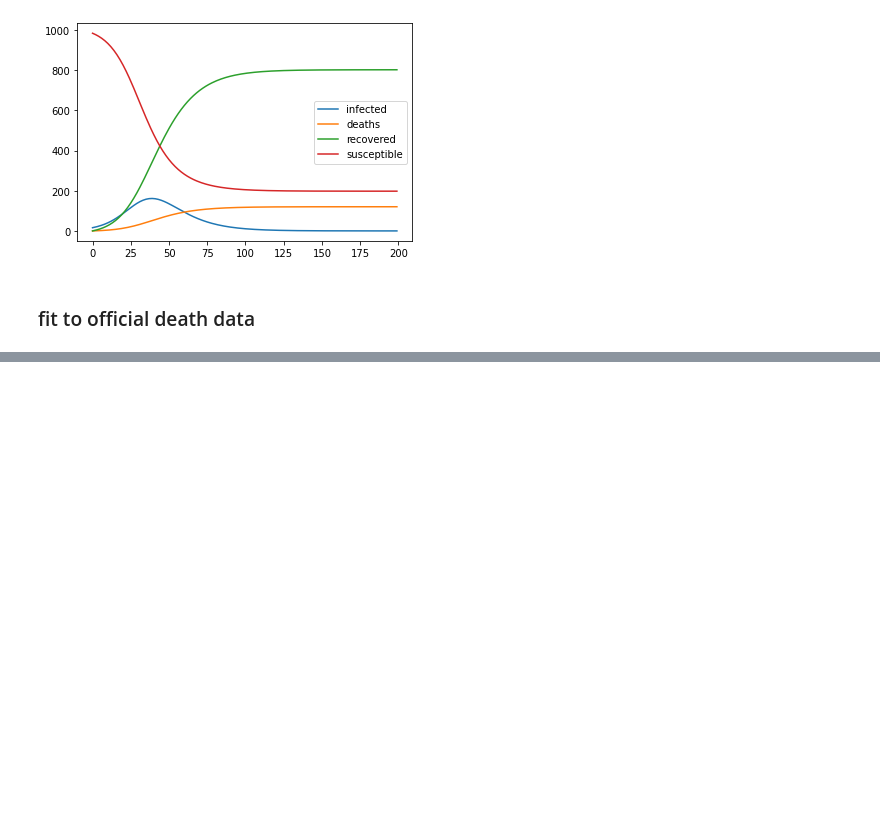
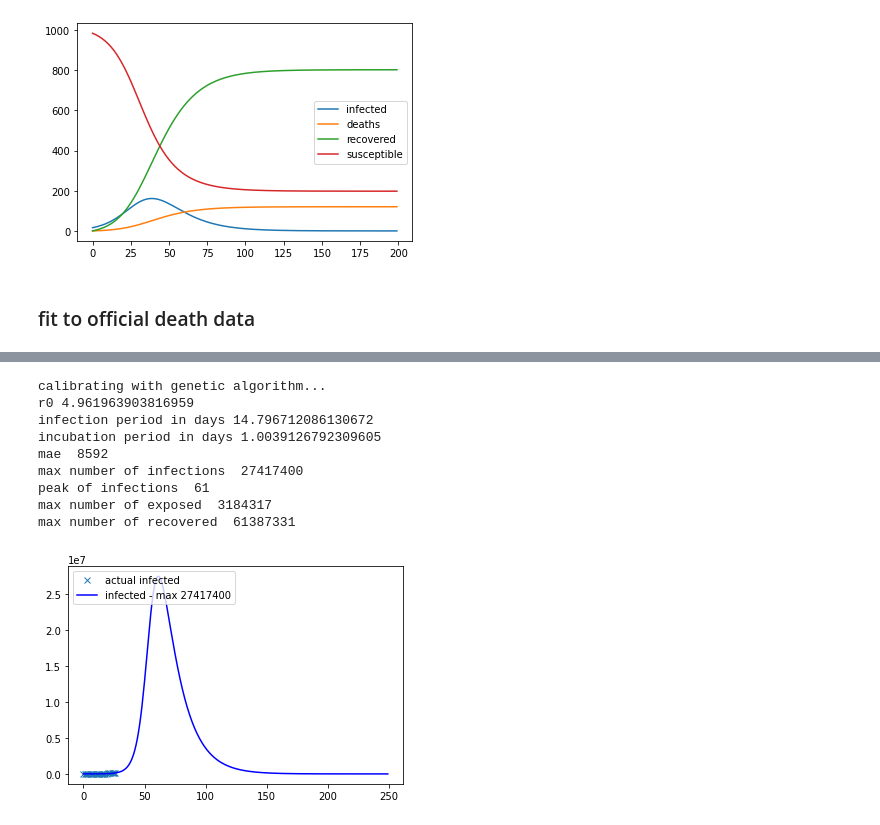
Before and after one commit to mspadaccino/COVID-19, a Jupyter notebook: notebooks/SIRD model.ipynb, the cells around one changed output, grey strips where cells are left out. Drawn from its saved outputs; the diff is of its cells as text; code cells hidden in the pictures; blank space fills up the shorter version.

```diff
--- a/notebooks/SIRD model.ipynb
+++ b/notebooks/SIRD model.ipynb
@@ -165,25 +159,0 @@ mae  27.090202822375183
-# %%
-# SEIR model differential equations
-def SEIR_deriv(y, t, rho, thau_inf, thau_inc, theta):
-    S, E, I, R, D = y
-    dSdt = -rho/thau_inf * S * I
-    dEdt = rho/thau_inf * S * I - E/thau_inc
-    dIdt = E/thau_inc - I/thau_inf - theta*I
-    dRdt = I/thau_inf
-    dDdt = theta * I
-    return dSdt, dEdt, dIdt, dRdt, dDdt
-
-def SEIRModel_solver(t, rho, thau_inf, thau_inc, theta):
-    return SEIRModel(t, rho, thau_inf, thau_inc, theta)[4] # returns just D for optimizer
-
-def SEIRModel(t, rho, thau_inf, thau_inc, theta):
-    # Initial conditions vector
-    y0 = S0, E0, I0, R0, D0
-    # Integrate the SIR equations over time t
-    ret = odeint(SEIR_deriv, y0, t, args=(rho, thau_inf, thau_inc, theta))
-    S, E, I, R, D = ret.T
-    return S, E, I, R, D
-
-def diff_ev_solver(params):
-    rho, thau_inf, thau_inc, theta = params
-    return np.mean(np.abs(SEIRModel_solver(x_fit, rho, thau_inf, thau_inc, theta) - y_fit))
@@ -246,0 +245,29 @@ mae  12085706.638461564
+# %%
+cases_multiplier = 3
+df = pd.read_csv('../data/dpc-covid19-ita-andamento-nazionale.csv').drop('stato',1)
+N = 61836230# 60431283
+I0 = cases_multiplier*df['totale_attualmente_positivi'].iloc[0]
+y_fit = cases_multiplier * df['totale_attualmente_positivi'].values
+R0 = 0
+E0 = 0
+time_range = range(250)
+r0, dur_inf, dur_inc = calibrate_SEIR(y_fit = y_fit,
+                                      N = N,
+                                      I0 = I0,
+                                      R0 = R0,
+                                      E0 = E0,
+                                      time_horizon = 365,
+                                      bounds= [(0,5), (1, 30), (1, 30)],
+                                      use_differential_evolution = True)
+plot_SEIR(time_range, E0, I0, R0, r0, dur_inf, dur_inc, y_fit)
+# %% [output]
+calibrating with genetic algorithm...
+r0 4.961963903816959
+infection period in days 14.796712086130672
+incubation period in days 1.0039126792309605
+mae  8592
+max number of infections  27417400
+peak of infections  61
+max number of exposed  3184317
+max number of recovered  61387331
+[figure, added]
```
Also changed, not shown: parts of 19 cells of this notebook, 4 other files.
